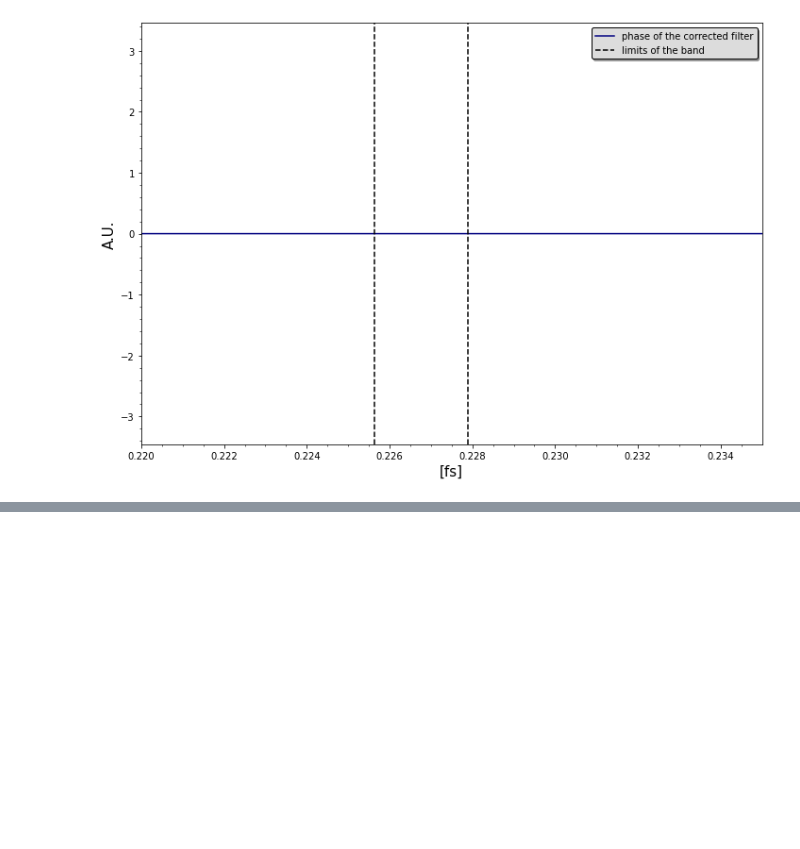
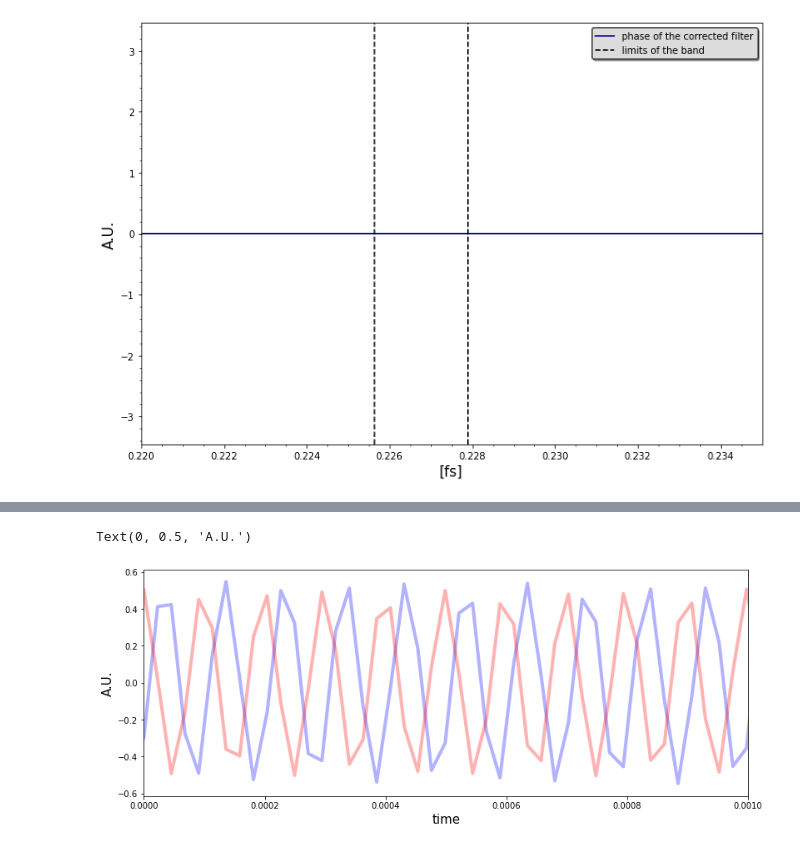
Before and after one commit to GiacomoFrn/MAPD_modA, a Jupyter notebook: python_part.ipynb, the cells around one changed output, grey strips where cells are left out. Saved outputs shown, nothing was run; the diff lists cells and outputs as text; code cells hidden in the pictures; blank space fills up the shorter version.

```diff
--- a/python_part.ipynb
+++ b/python_part.ipynb
@@ -268,3 +287,15 @@ fig.tight_layout()
+# %%
+time_fpga = fftpack.ifft(fft_fpga_corr,N)*(N)
+time_fpga = time_fpga[numtaps-1:]
+fig, ax = plt.subplots(figsize=(13,5))
+ax.plot(time_axis-(10/freq_sample_1),time_fpga,color='blue', label='FPGA filtered', alpha=0.3, linewidth=4)
+ax.plot(time_axis,time_output_corr,color='red', label='Python filtered', alpha=0.3, linewidth=4)
+ax.set_xlim(left=0,right=1/1000)
+ax.set_xlabel('time', fontsize=15)
+ax.set_ylabel('A.U.', fontsize=15)
+# %% [output]
+Text(0, 0.5, 'A.U.')
+[figure, added]
 # %%
 fig, ax = plt.subplots(nrows=1, ncols=2, figsize=(13,5))
 fft_audio_1 = out_p1 / np.power(2, 15)
```
Also changed, not shown: parts of 10 cells of this notebook, 1 other file.
